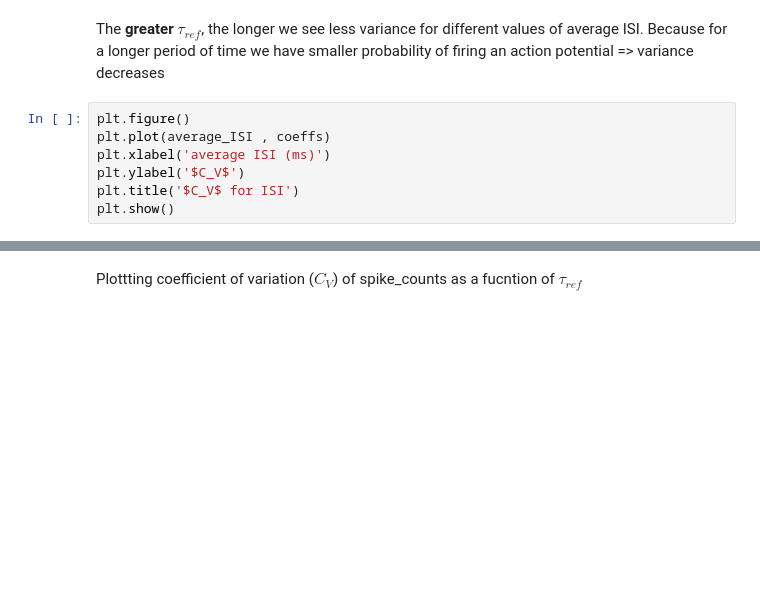
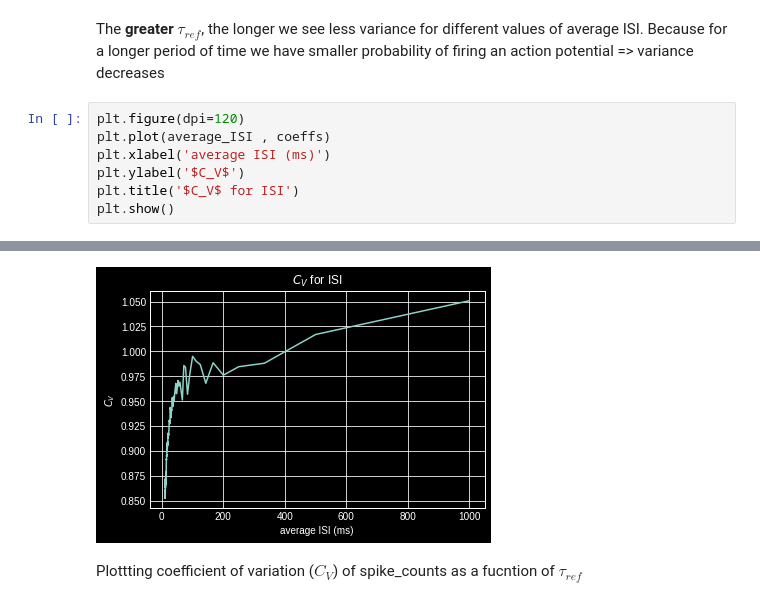
Before and after one commit to platycristate/computational-neuroscience, a Jupyter notebook: chapter1/Neural encoding.ipynb, the cells around one changed output, grey strips where cells are left out. Drawn from its saved outputs; the diff is of its cells as text; blank space fills up the shorter version.

```diff
--- a/chapter1/Neural encoding.ipynb
+++ b/chapter1/Neural encoding.ipynb
@@ -172,7 +165,7 @@ average_ISI = [ (1/i)*1000 for i in range(1, 100) ]
 # %% [markdown]
 The **greater $\tau_{ref}$**, the longer we see less variance for different values of average ISI. Because for a longer period of time we have smaller probability of firing an action potential => variance decreases
 # %%
-plt.figure()
+plt.figure(dpi=120)
 plt.plot(average_ISI , coeffs)
 plt.xlabel('average ISI (ms)')
 plt.ylabel('$C_V$')
@@ -184,3 +175,4 @@ plt.show()
+[figure, added]
 # %% [markdown]
 Plottting coefficient of variation ($C_V$) of spike_counts as a fucntion of $\tau_{ref}$
 # %%
```
Also changed, not shown: parts of 23 cells of this notebook.
